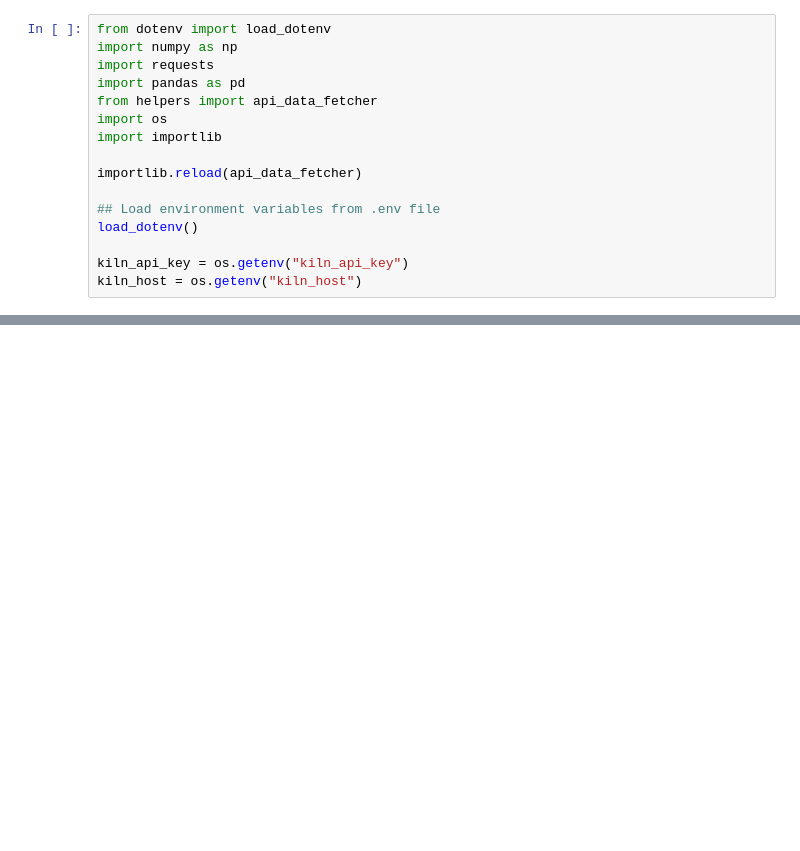
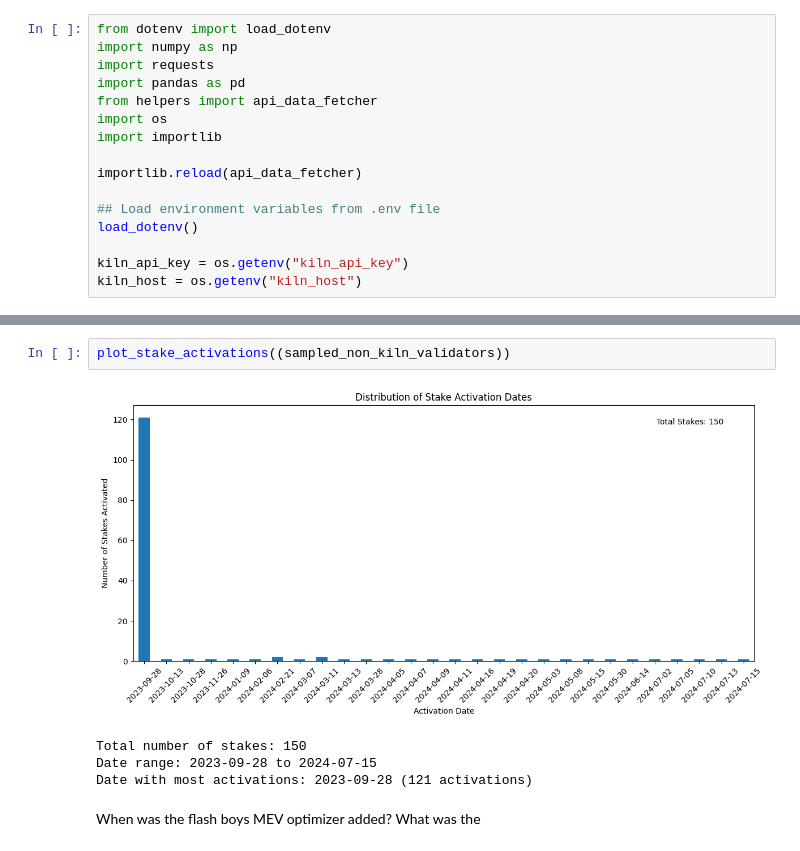
Before and after one commit to jpg1129/Kiln-Take-Home, a Jupyter notebook: main.ipynb, the cells around one changed output, grey strips where cells are left out. Drawn from its saved outputs; the diff is of its cells as text; blank space fills up the shorter version.

```diff
--- a/main.ipynb
+++ b/main.ipynb
@@ -54,0 +339,10 @@ print(a)
+# %%
+plot_stake_activations((sampled_non_kiln_validators))
+# %% [output]
+[figure, added]
+Total number of stakes: 150
+Date range: 2023-09-28 to 2024-07-15
+Date with most activations: 2023-09-28 (121 activations)
+# %% [markdown]
+When was the flash boys MEV optimizer added?
+What was the
```
Also changed, not shown: parts of 16 cells of this notebook, 6 other files.
